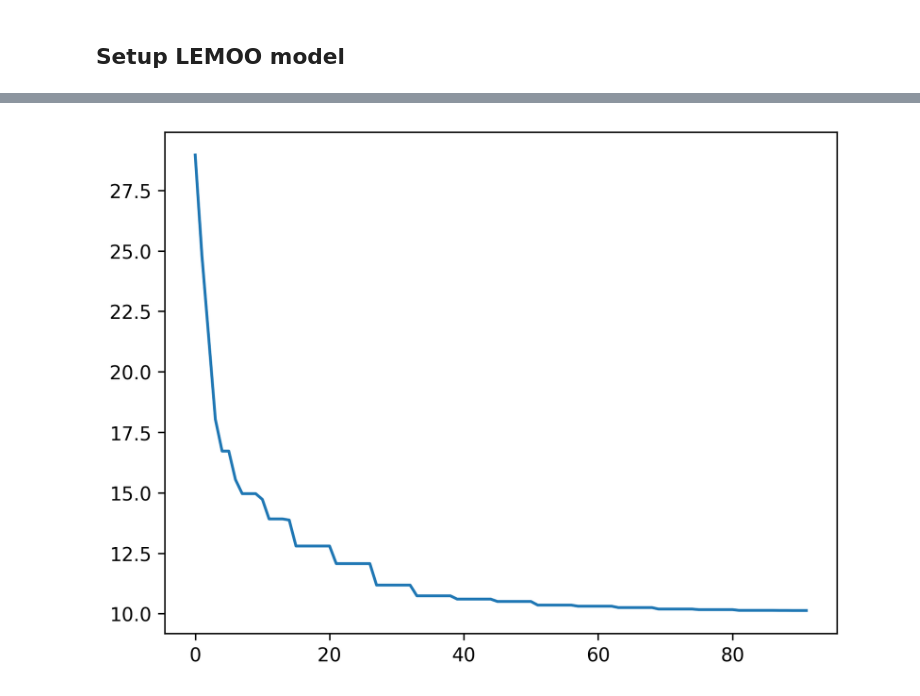
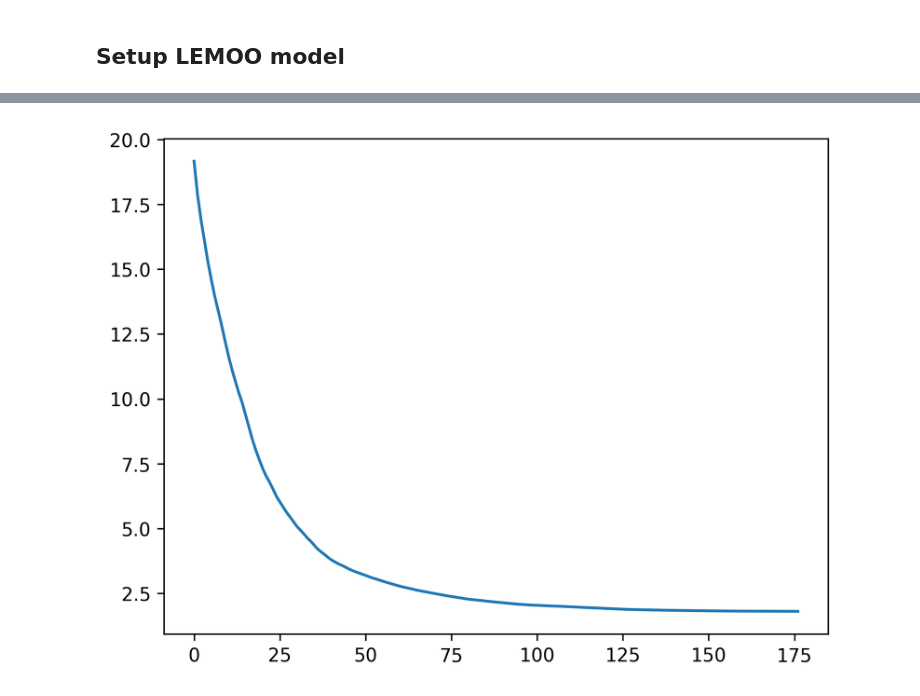
Before and after one commit to gialmisi/XLEMOO, a Jupyter notebook: notebooks/Testing.ipynb, the cells around one changed output, grey strips where cells are left out. Drawn from its saved outputs; the diff is of its cells as text; code cells hidden in the pictures.

```diff
--- a/notebooks/Testing.ipynb
+++ b/notebooks/Testing.ipynb
@@ -22,8 +23,8 @@ from imodels import C45TreeClassifier
 # %% [markdown]
 ## Define problem
 # %%
-n_objectives = 8
-n_variables = 11
+n_objectives = 3
+n_variables = 50
 problem = test_problem_builder("DTLZ7", n_variables, n_objectives)
 # problem = river_pollution_problem()
 # %% [markdown]
@@ -33,37 +34,38 @@ nadir = np.ones(n_objectives)
 ideal = np.zeros(n_objectives)
 # ideal = np.array([-6.34, -3.44, -7.5, 0, 0])
 # nadir = np.array([-4.75, -2.85, -0.32, 9.70, 0.35])
-ref_point = np.array([0.1]*10)
-# fitness_fun = asf_wrapper(GuessASF(nadir), {"reference_point": ref_point})
+ref_point = np.array([0.1]*n_objectives)
+fitness_fun = asf_wrapper(GuessASF(nadir), {"reference_point": ref_point})
 
-fitness_fun = naive_sum
+# fitness_fun = naive_sum
 
 lem_params = LEMParams(
-    n_total_iterations=100,
+    n_total_iterations=60,
     n_ea_gen_per_iter=10,
     n_ml_gen_per_iter=1,
     use_darwin=True,
-    use_ml=True,
+    use_ml=False,
     fitness_indicator=fitness_fun,
-    ml_probe = 5,
+    ml_probe = 1,
     ml_threshold = 0.999,
     darwin_probe = 5,
     darwin_threshold = 0.999
 )
 
 ea_params = EAParams(
-    population_size=100,
+    population_size=50,
     cross_over_op=SBX_xover(),
     mutation_op=BP_mutation(problem.get_variable_lower_bounds(), problem.get_variable_upper_bounds()),
-    selection_op=TournamentSelection(None, tournament_size=2),
+    # selection_op=TournamentSelection(None, tournament_size=2),
+    selection_op=SelectNBest(None, 50),
     population_init_design="RandomDesign"
 )
 
-# ml = DecisionTreeClassifier(random_state=0)
-ml = DecisionTreeClassifier()
+ml = DecisionTreeClassifier(random_state=0)
+# ml = SlipperClassifier(n_estimators=5)
 ml_params = MLParams(
-    H_split=0.2,
-    L_split=0.2,
+    H_split=0.4,
+    L_split=0.4,
     ml_model=ml,
     ml_fitness=fitness_fun
 )
@@ -78,5 +97,5 @@ lemoo.run()
 # %%
-plot_best_fitnesses(lemoo._generation_history)
+plot_mean_fitnesses(lemoo._generation_history)
 # %% [output]
-[figure, old version]
+[figure, new version]
 # %%
```
Also changed, not shown: parts of 3 cells of this notebook, 5 other files.
